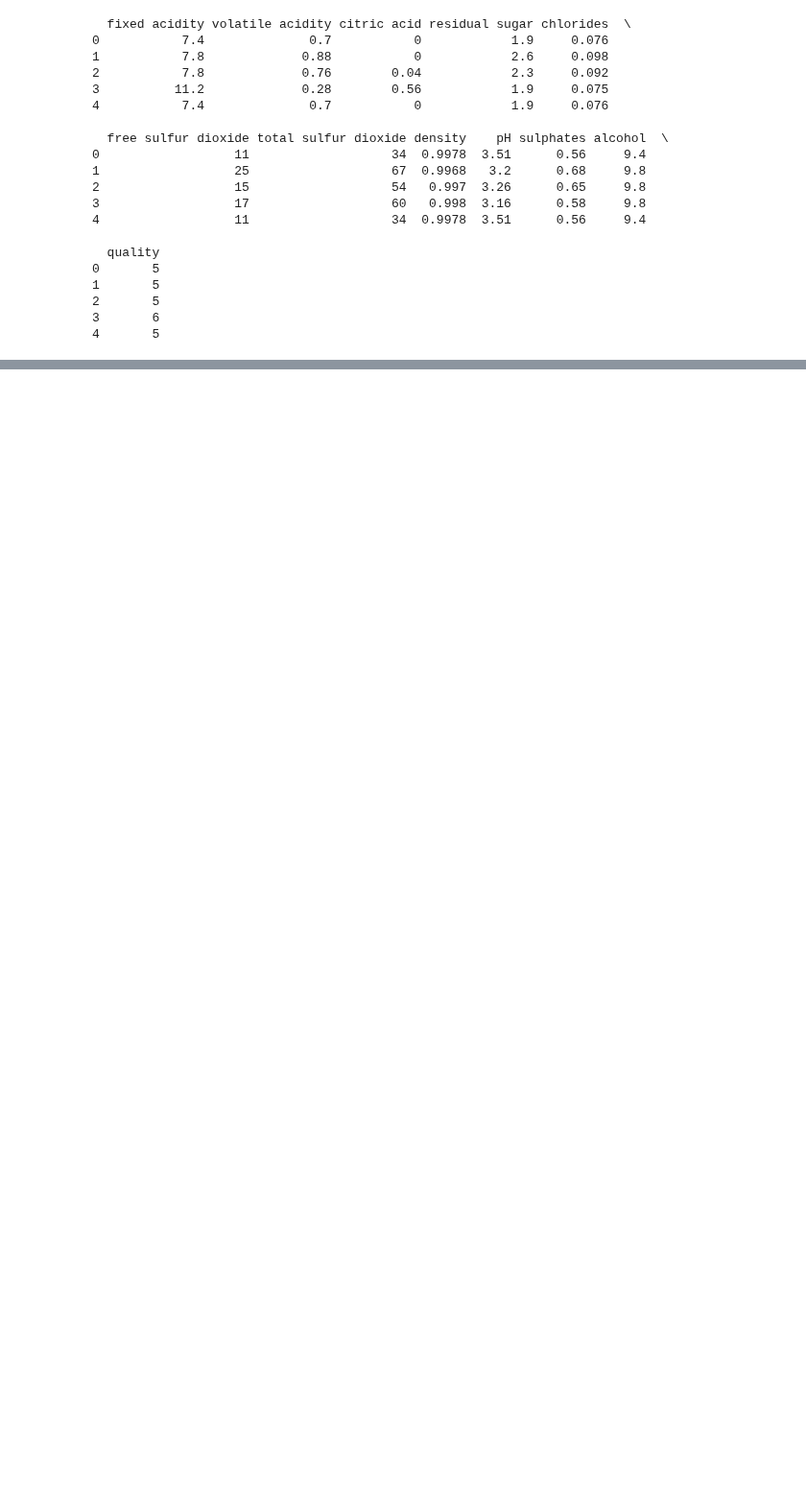
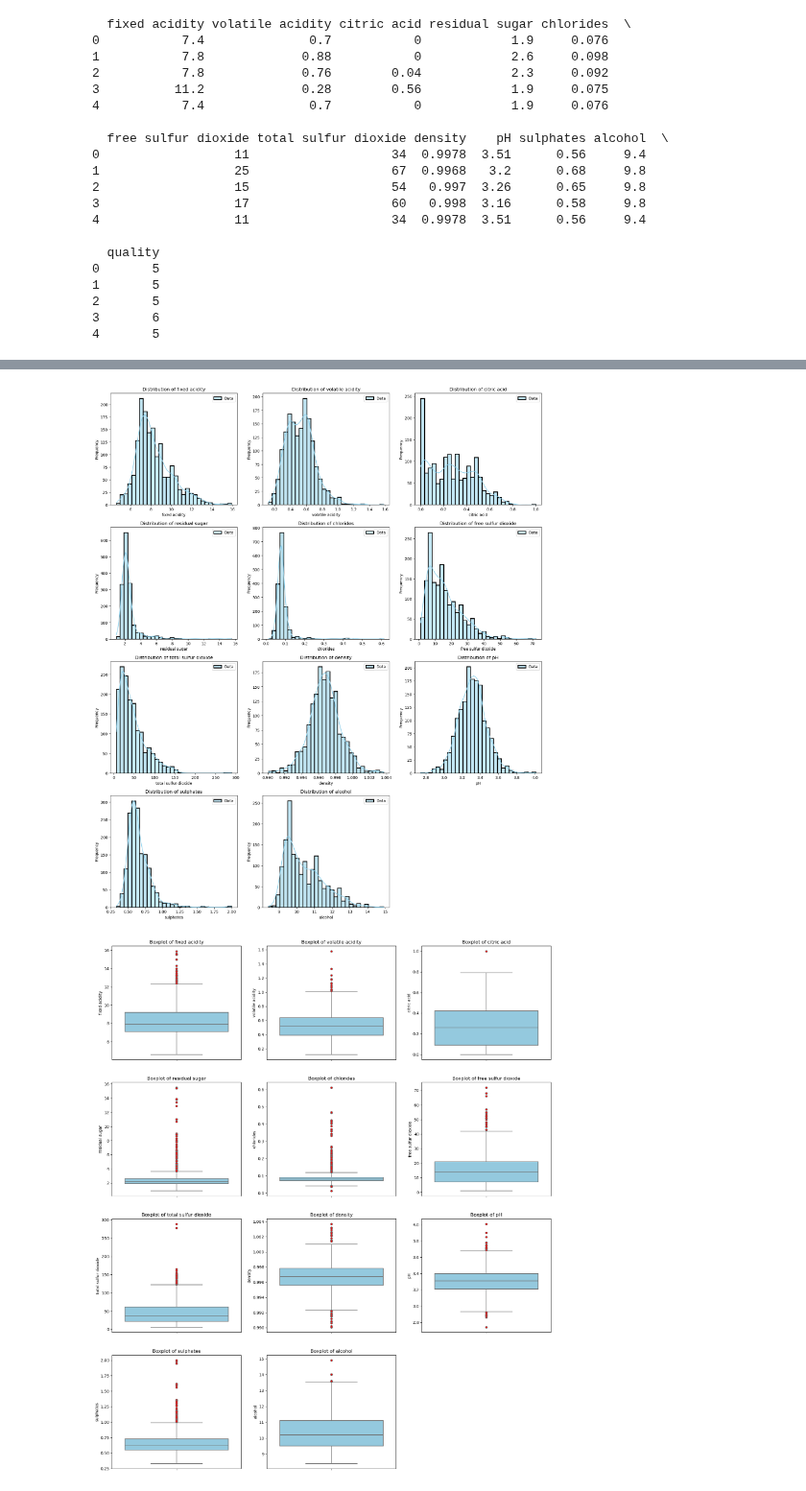
Before and after one commit to Hello-Judy/WashU, a Jupyter notebook: ESE_417/Data/Data_Cleaning.ipynb, the cells around one changed output, grey strips where cells are left out. Shown at 96% size. Drawn from its saved outputs; the diff is of its cells as text; code cells hidden in the pictures; blank space fills up the shorter version.

Commit message:
Finished dealing with the outlier

```diff
--- a/ESE_417/Data/Data_Cleaning.ipynb
+++ b/ESE_417/Data/Data_Cleaning.ipynb
@@ -28,7 +31,9 @@ def read_dataFile(fp):
 #
 # %%
 # method to deal with current data frame
-wine_data = read_dataFile("winequality-red-4.csv")
+original_data = read_dataFile("winequality-red-4.csv")
+# We copy the original data into a variable for the following process
+wine_data = original_data.copy()
 # %% [output]
   fixed acidity volatile acidity citric acid residual sugar chlorides  \
 0           7.4              0.7           0            1.9     0.076
@@ -56,20 +61,23 @@ Check whether this data frame missing some values in some columns
 """
 def check_missing_value(df):
     # Display the info of this dataframe
-    # In this displacement, there is no missing value because of the 1599 entries
+    # In this displacement, there is no missing value because of the 1599 entries,
     # However, the Dtype displacement shows objects that means there may exist some error for data type
     df.info()
-    # We plan to convert the all of data into numeric type
+    # We plan to convert the all data into a numeric type
     for r in df.columns:
         df[r] = pd.to_numeric(df[r], errors='coerce')
     # After the transformation, the result we get
-
+    print("\nAfter modification: ")
     print(df.info())
     print('\nNumber of Missing Values: ')
     print(df.isnull().sum())
+    print(df.head())
+
+    return df
 # %%
 # Apply the missing value method
-check_missing_value(wine_data)
+wine_data = check_missing_value(wine_data)
 # %% [output]
 <class 'pandas.core.frame.DataFrame'>
 RangeIndex: 1599 entries, 0 to 1598
@@ -90,0 +172,8 @@ dtype: int64
+# %%
+"""
+Apply the the outlier procedure
+"""
+wine_data = outlier_procedure(wine_data)
+# %% [output]
+[figure, added]
+[figure, added]
```
Also changed, not shown: parts of 5 cells of this notebook.
